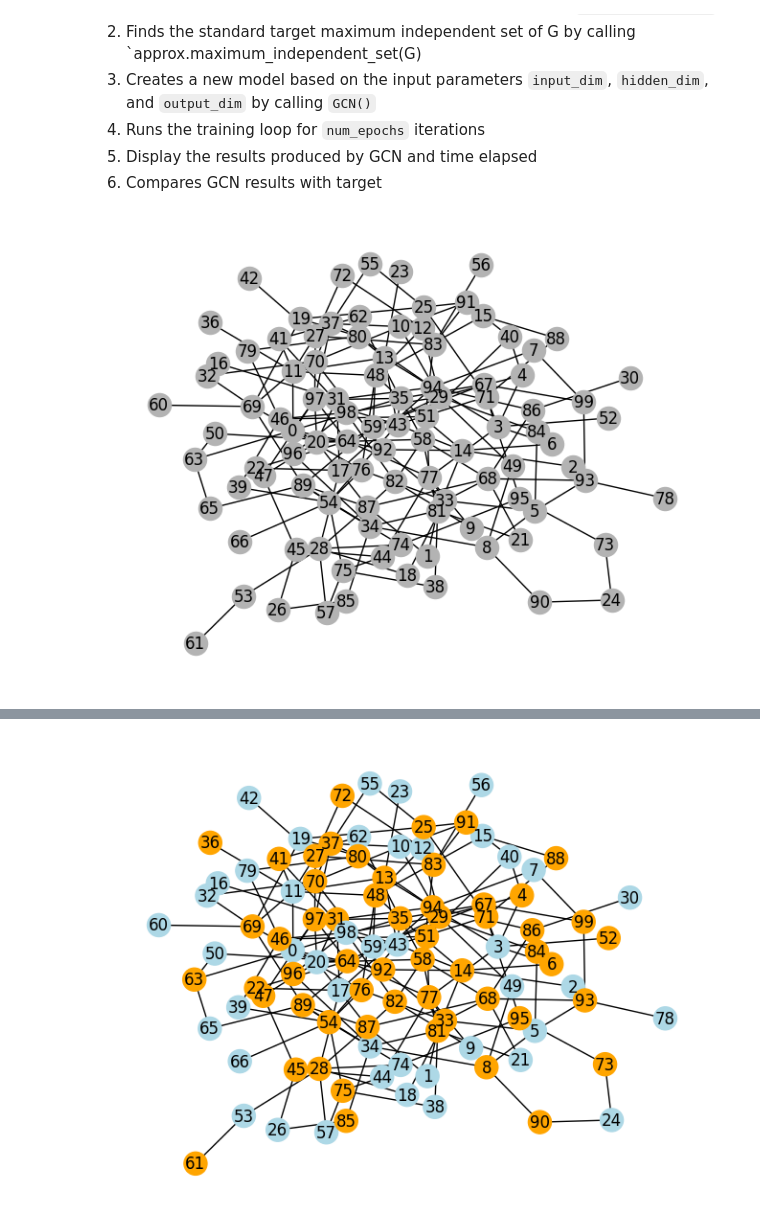
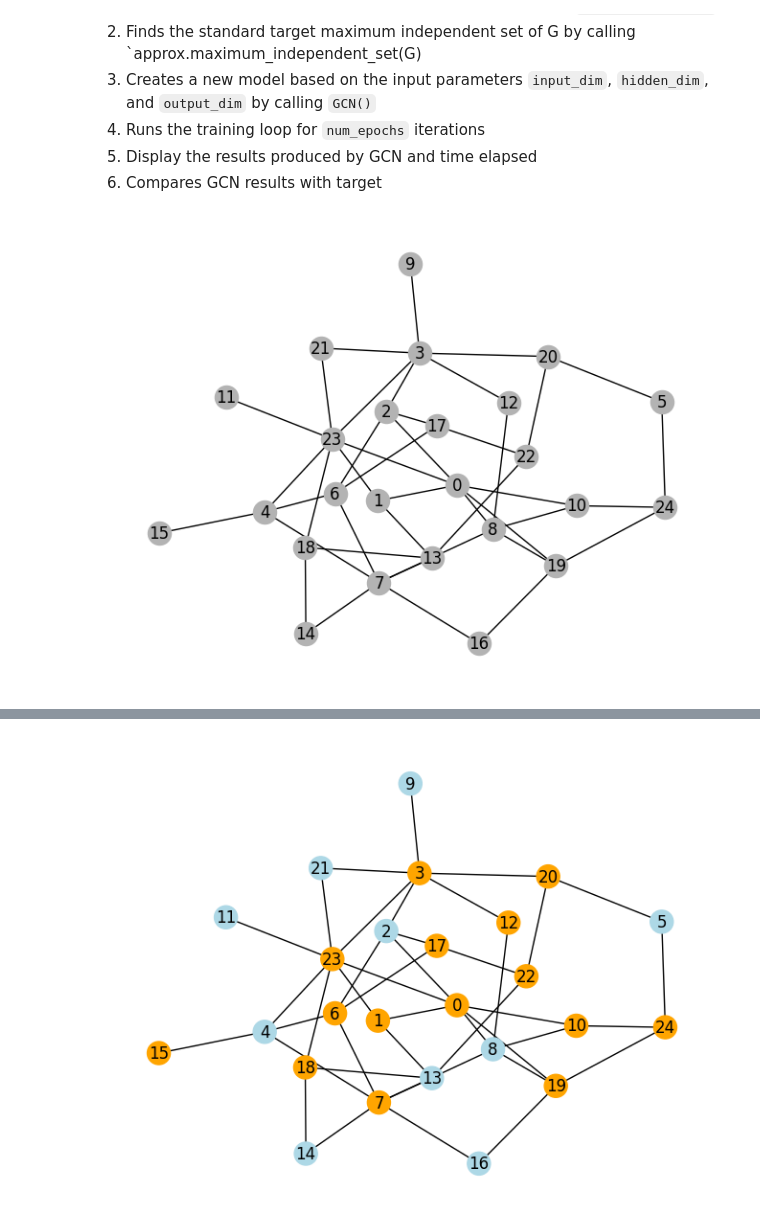
Before and after one commit to hspinos/Neural-Network-MISP, a Jupyter notebook: GCN MISP.ipynb, the cells around one changed output, grey strips where cells are left out. Saved outputs shown, nothing was run; the diff lists cells and outputs as text; code cells hidden in the pictures.

```diff
--- a/GCN MISP.ipynb
+++ b/GCN MISP.ipynb
@@ -118,7 +140,7 @@ Each iteration of the loop does the following task:
 5. Display the results produced by GCN and time elapsed
 6. Compares GCN results with target
 # %%
-for n in range(100, 101):
+for n in range(25, 26):
     num_nodes = n
 
     #Generate Graph of size n
@@ -175,4 +197,4 @@ for n in range(100, 101):
     print('Maximum Independent Set:          ', mis_target)
     print('---------------------------------------------------------------------------------------------------------------')
 # %% [output]
-[figure, old version]
+[figure, new version]
@@ -181 +203 @@ Epoch: 500, Loss: 0.002458359347656369
-[figure, old version]
+[figure, new version]
```
Also changed, not shown: parts of 3 cells of this notebook, 1 other file.
